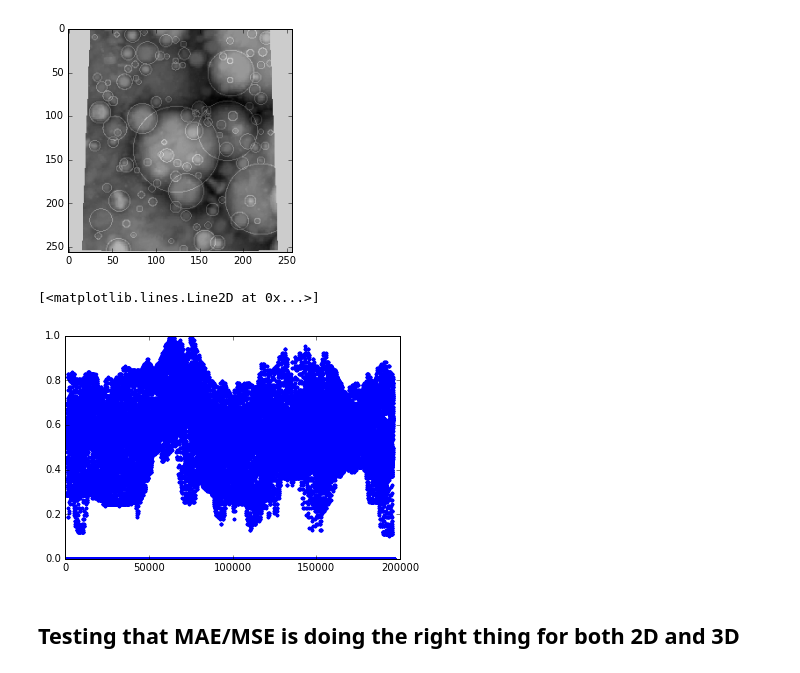
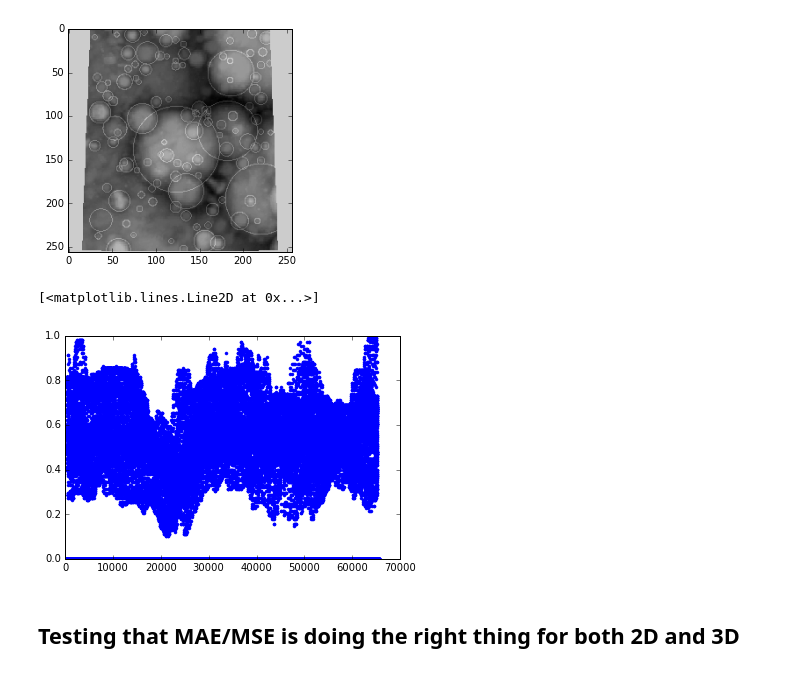
Before and after one commit to silburt/moon-craters, a Jupyter notebook: Mask_generator_analysis_ari.ipynb, the cells around one changed output. Saved outputs shown, nothing was run; the diff lists cells and outputs as text; code cells hidden in the pictures.

```diff
--- a/Mask_generator_analysis_ari.ipynb
+++ b/Mask_generator_analysis_ari.ipynb
@@ -52,6 +52,7 @@ def read_and_normalize_data(path, img_width, img_height, data_flag):
         data_type = 'test'
     data, target, id = load_data(path, data_type, img_width, img_height)
     data = np.array(data).astype('float32')     #convert to numpy, convert to float
+    target = np.array(target).astype('float32')
     print('%s shape:'%data_type, data.shape)
     return data, target, id
 
@@ -78,10 +79,15 @@ def rescale_and_invcolor(data, inv_color, rescale):
             img[img>0] = low + (img[img>0] - minn)*(hi - low)/(maxx - minn) #linear re-scaling
     return data
 # %%
-dim, inv_color, rescale = 256, 0, 0
+dim, inv_color, rescale = 256, 1, 1
 train_data, train_target, train_id = read_and_normalize_data('datasets/rings/Train_rings/', dim, dim, 0)
 test_data, test_target, test_id = read_and_normalize_data('datasets/rings/Test_rings/', dim, dim, 1)
 
+#reshape
+train_data = train_data[:,:,:,0].reshape(len(train_data),256,256,1)
+test_data = test_data[:,:,:,0].reshape(len(test_data),256,256,1)
+
+#invcolor and rescale
 if inv_color==1 or rescale==1:
     train_data = rescale_and_invcolor(train_data, inv_color, rescale)
     test_data = rescale_and_invcolor(test_data, inv_color, rescale)
@@ -112,10 +118,10 @@ plt.savefig("moon_exmask.png")
 [figure]
 # %%
 i=0
-plt.plot(train_data[i].reshape(dim*dim*3,1), '.', label='ground truth pixel values')
+plt.plot(train_data[i].reshape(dim*dim,1), '.', label='ground truth pixel values')
 # %% [output]
 [<matplotlib.lines.Line2D at 0x...>]
-[figure, old version]
+[figure, new version]
 # %% [markdown]
 ## Testing that MAE/MSE is doing the right thing for both 2D and 3D
 # %%
```
Also changed, not shown: parts of 2 cells of this notebook, 2 other files.
